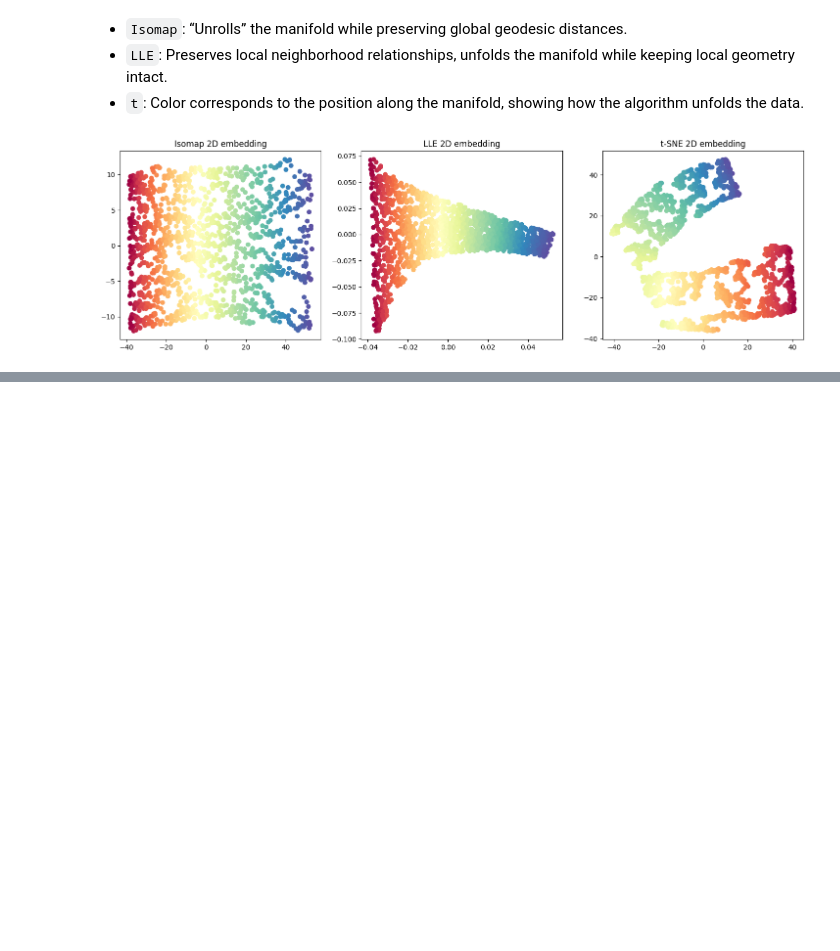
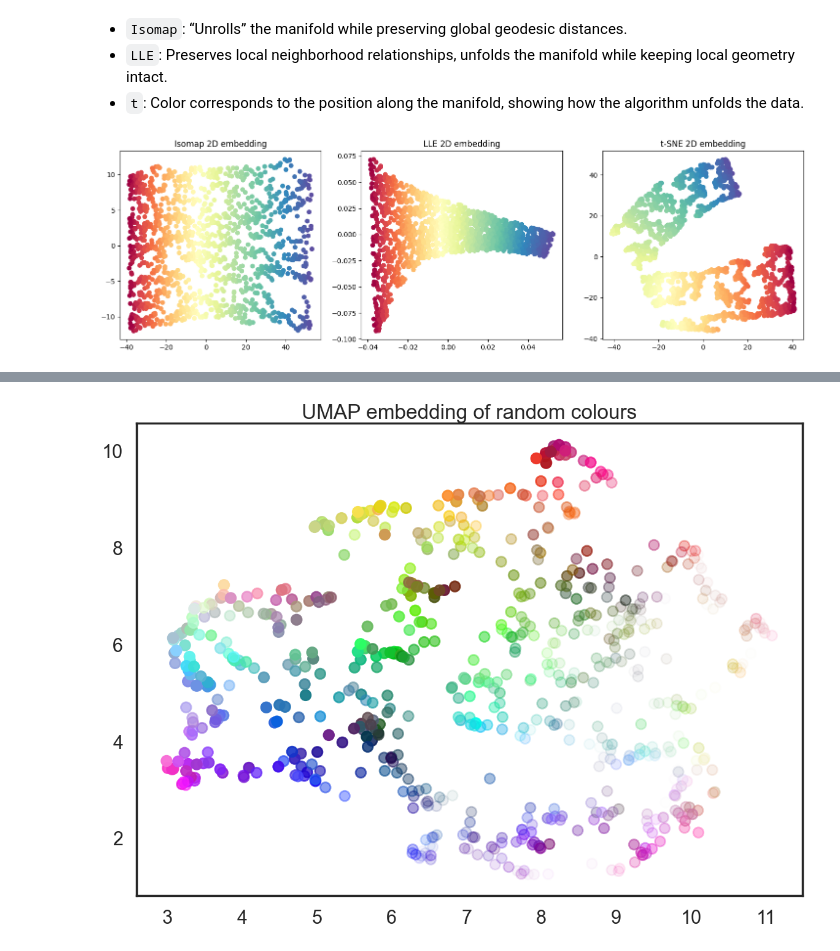
Before and after one commit to bonareri/data-science-class, a Jupyter notebook: 07-Deep_Learning/06.04 Manifold Learning.ipynb, the cells around one changed output, grey strips where cells are left out. Drawn from its saved outputs; the diff is of its cells as text; code cells hidden in the pictures; blank space fills up the shorter version.

```diff
--- a/07-Deep_Learning/06.04 Manifold Learning.ipynb
+++ b/07-Deep_Learning/06.04 Manifold Learning.ipynb
@@ -316,0 +319,12 @@ plt.show()
+# %%
+import numpy as np
+import matplotlib.pyplot as plt
+from mpl_toolkits.mplot3d import Axes3D
+import seaborn as sns
+import umap
+%matplotlib inline
+sns.set(style='white', context='poster', rc={'figure.figsize':(14,10)})
+np.random.seed(44)
+data = np.random.rand(700, 4)
+fit = umap.UMAP()
+%time u = fit.fit_transform(data)
@@ -316,0 +338,5 @@ plt.show()
+# %%
+plt.scatter(u[:,0], u[:,1], c=data)
+plt.title('UMAP embedding of random colours');
+# %% [output]
+[figure, added]
```
Also changed, not shown: parts of 5 cells of this notebook, 6 other files.
